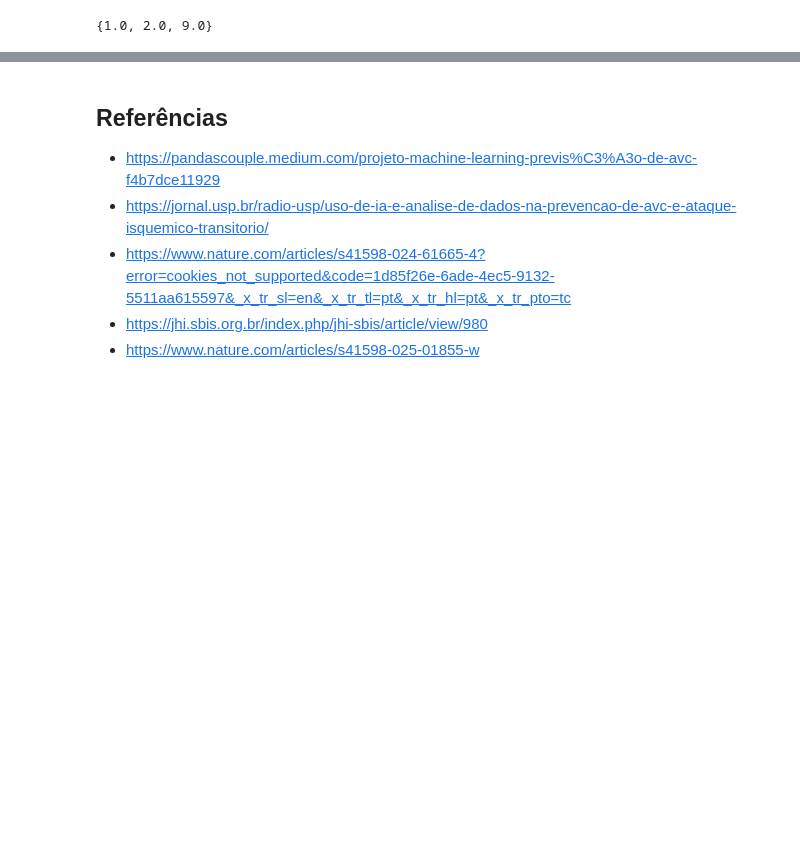
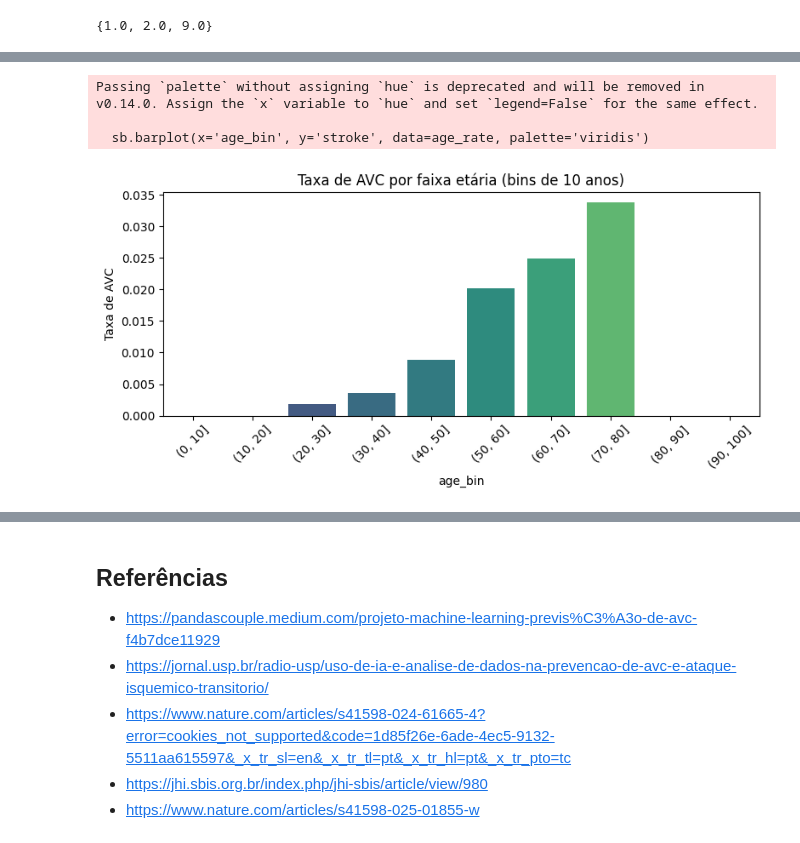
Before and after one commit to nigroev/fiap-pos-tech-ia-para-devs, a Jupyter notebook: 01-aulas-gravadas/01-welcome-to-ia-para-devs/07-tech-challenge/tech-challenge-fase-1.ipynb, the cells around one changed output, grey strips where cells are left out. Cells and saved outputs as stored; diff of their text form; code cells hidden in the pictures; blank space fills up the shorter version.

```diff
--- a/01-aulas-gravadas/01-welcome-to-ia-para-devs/07-tech-challenge/tech-challenge-fase-1.ipynb
+++ b/01-aulas-gravadas/01-welcome-to-ia-para-devs/07-tech-challenge/tech-challenge-fase-1.ipynb
@@ -317,0 +312,16 @@ Passing `palette` without assigning `hue` is deprecated and will be removed in v
+# %%
+# 2) Taxa de AVC por faixa etária
+df['age_bin'] = pd.cut(df['age'], bins=range(0, 101, 10))
+age_rate = df.groupby('age_bin')['stroke'].mean().reset_index()
+plt.figure(figsize=(8,4))
+sb.barplot(x='age_bin', y='stroke', data=age_rate, palette='viridis')
+plt.xticks(rotation=45)
+plt.ylabel('Taxa de AVC')
+plt.title('Taxa de AVC por faixa etária (bins de 10 anos)')
+plt.tight_layout()
+plt.show()
+# %% [output]
+Passing `palette` without assigning `hue` is deprecated and will be removed in v0.14.0. Assign the `x` variable to `hue` and set `legend=False` for the same effect.
+
+  sb.barplot(x='age_bin', y='stroke', data=age_rate, palette='viridis')
+[figure, added]
```
Also changed, not shown: parts of 18 cells of this notebook, 1 other file.
